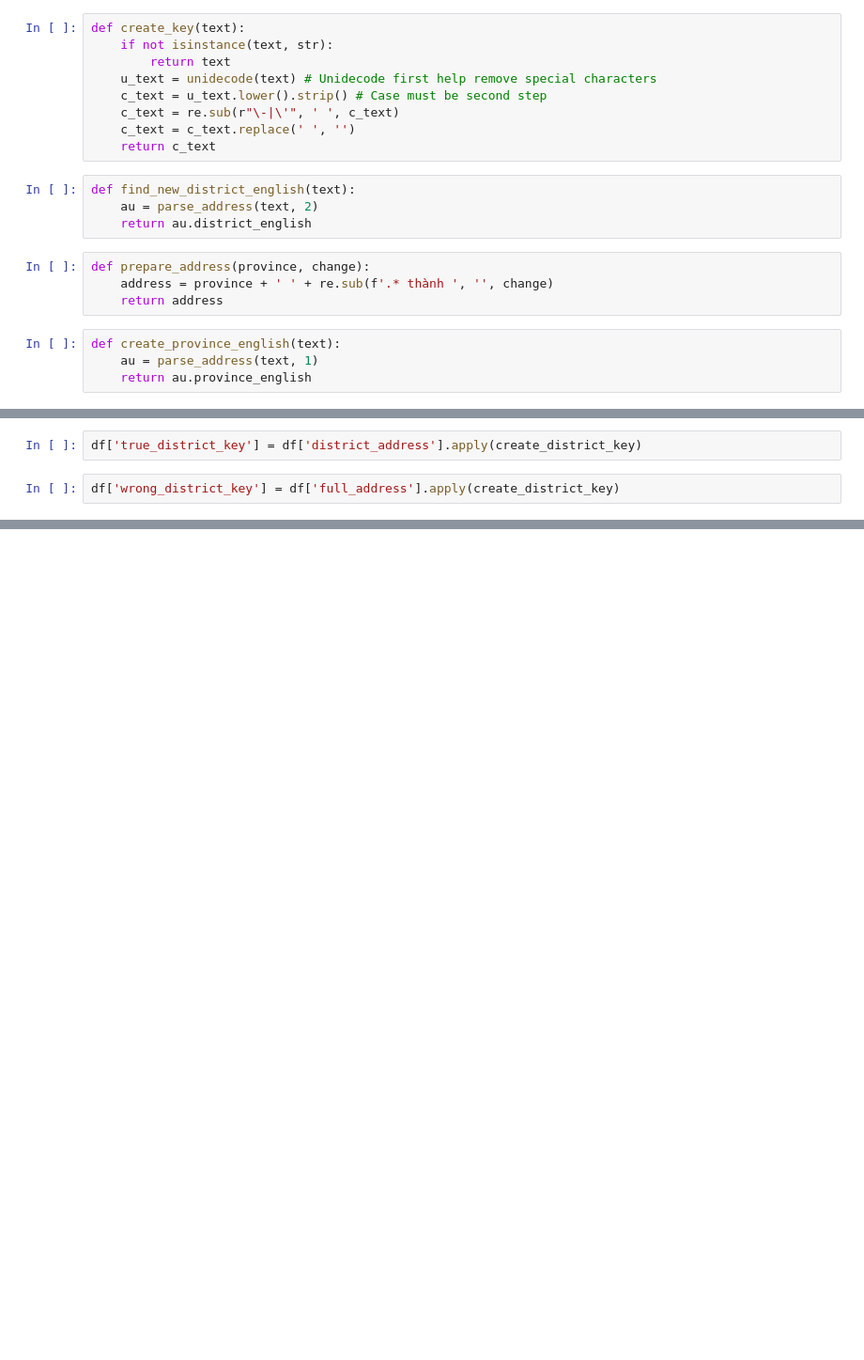
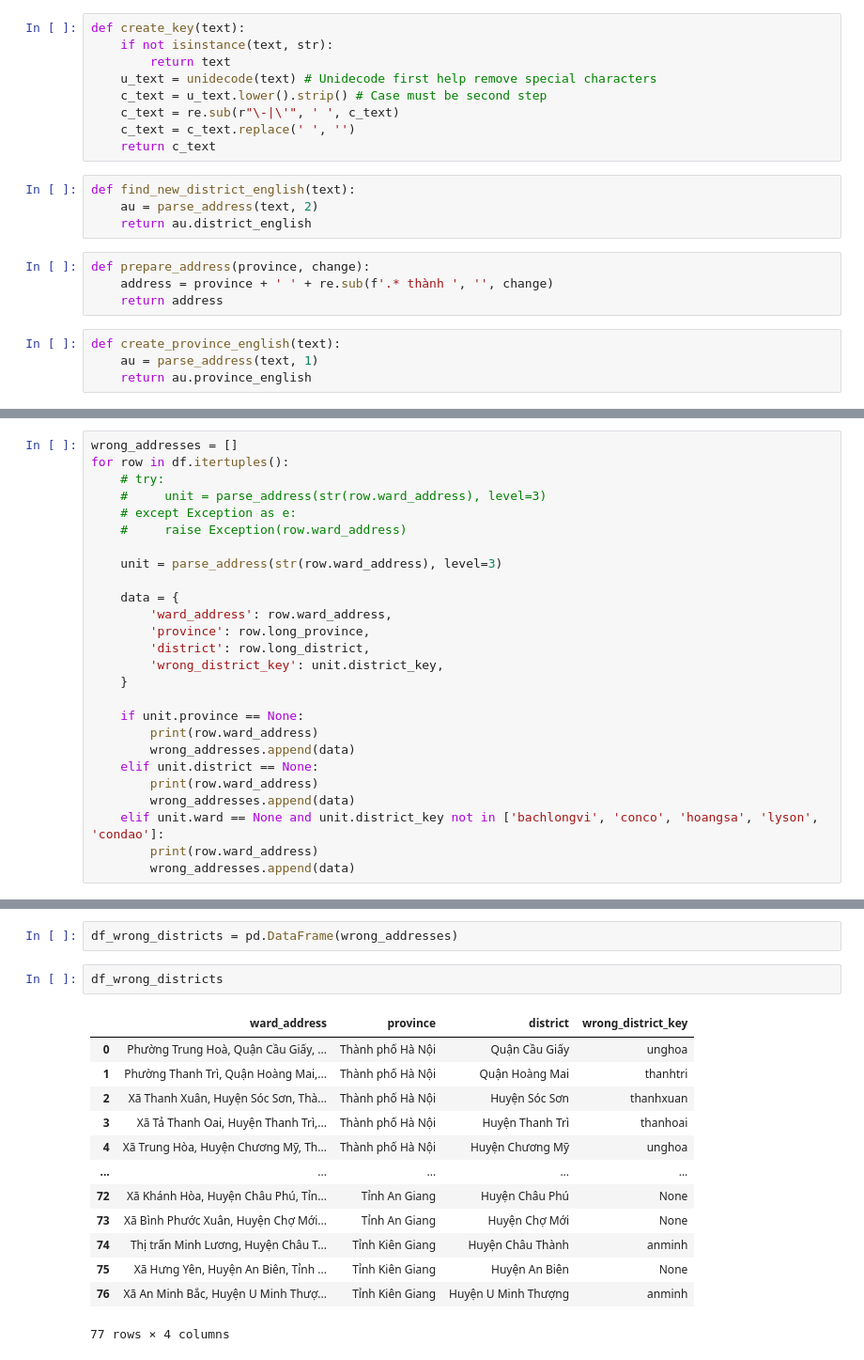
Before and after one commit to tranngocminhhieu/vietnam-administrative-units, a Jupyter notebook: notebook/create_double_check_keywords.ipynb, the cells around one changed output, grey strips where cells are left out. Shown at 94% size. Drawn from its saved outputs; the diff is of its cells as text; blank space fills up the shorter version.

```diff
--- a/notebook/create_double_check_keywords.ipynb
+++ b/notebook/create_double_check_keywords.ipynb
@@ -56,4 +128,0 @@ def create_district_key(text):
-# %%
-df['true_district_key'] = df['district_address'].apply(create_district_key)
-# %%
-df['wrong_district_key'] = df['full_address'].apply(create_district_key)
@@ -79,0 +153,26 @@ df
+# %%
+wrong_addresses = []
+for row in df.itertuples():
+    # try:
+    #     unit = parse_address(str(row.ward_address), level=3)
+    # except Exception as e:
+    #     raise Exception(row.ward_address)
+
+    unit = parse_address(str(row.ward_address), level=3)
+
+    data = {
+        'ward_address': row.ward_address,
+        'province': row.long_province,
+        'district': row.long_district,
+        'wrong_district_key': unit.district_key,
+    }
+
+    if unit.province == None:
+        print(row.ward_address)
+        wrong_addresses.append(data)
+    elif unit.district == None:
+        print(row.ward_address)
+        wrong_addresses.append(data)
+    elif unit.ward == None and unit.district_key not in ['bachlongvi', 'conco', 'hoangsa', 'lyson', 'condao']:
+        print(row.ward_address)
+        wrong_addresses.append(data)
@@ -80 +197,19 @@ df
+# %%
+df_wrong_districts = pd.DataFrame(wrong_addresses)
+# %%
+df_wrong_districts
+# %% [output]
+|  | ward_address | province | district | wrong_district_key |
+| 0 | Phường Trung Hoà, Quận Cầu Giấy, ... | Thành phố Hà Nội | Quận Cầu Giấy | unghoa |
+| 1 | Phường Thanh Trì, Quận Hoàng Mai,... | Thành phố Hà Nội | Quận Hoàng Mai | thanhtri |
+| 2 | Xã Thanh Xuân, Huyện Sóc Sơn, Thà... | Thành phố Hà Nội | Huyện Sóc Sơn | thanhxuan |
+| 3 | Xã Tả Thanh Oai, Huyện Thanh Trì,... | Thành phố Hà Nội | Huyện Thanh Trì | thanhoai |
+| 4 | Xã Trung Hòa, Huyện Chương Mỹ, Th... | Thành phố Hà Nội | Huyện Chương Mỹ | unghoa |
+| ... | ... | ... | ... | ... |
+| 72 | Xã Khánh Hòa, Huyện Châu Phú, Tỉn... | Tỉnh An Giang | Huyện Châu Phú | None |
+| 73 | Xã Bình Phước Xuân, Huyện Chợ Mới... | Tỉnh An Giang | Huyện Chợ Mới | None |
+| 74 | Thị trấn Minh Lương, Huyện Châu T... | Tỉnh Kiên Giang | Huyện Châu Thành | anminh |
+| 75 | Xã Hưng Yên, Huyện An Biên, Tỉnh ... | Tỉnh Kiên Giang | Huyện An Biên | None |
+| 76 | Xã An Minh Bắc, Huyện U Minh Thượ... | Tỉnh Kiên Giang | Huyện U Minh Thượng | anminh |
+77 rows × 4 columns
 # %%
```
Also changed, not shown: parts of 30 cells of this notebook, 4 other files.
